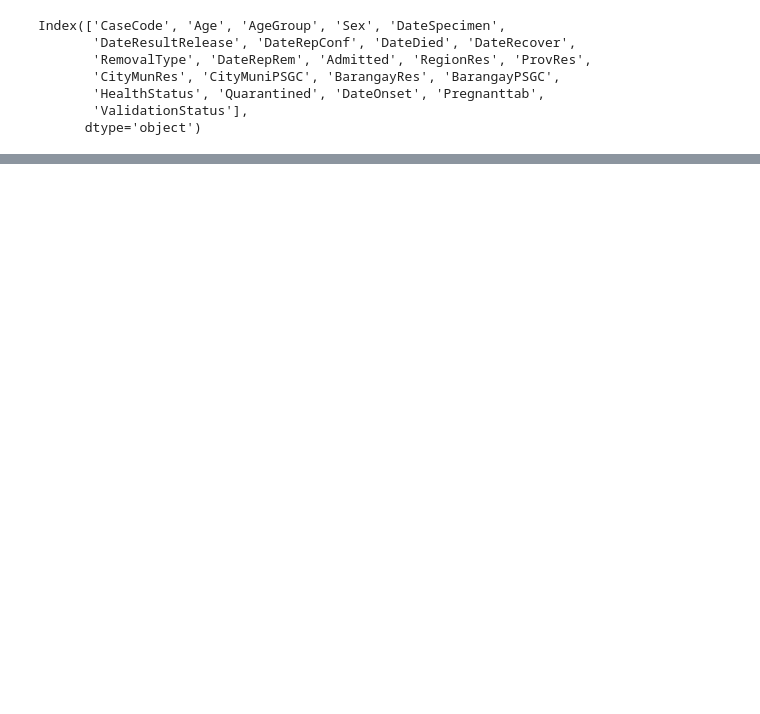
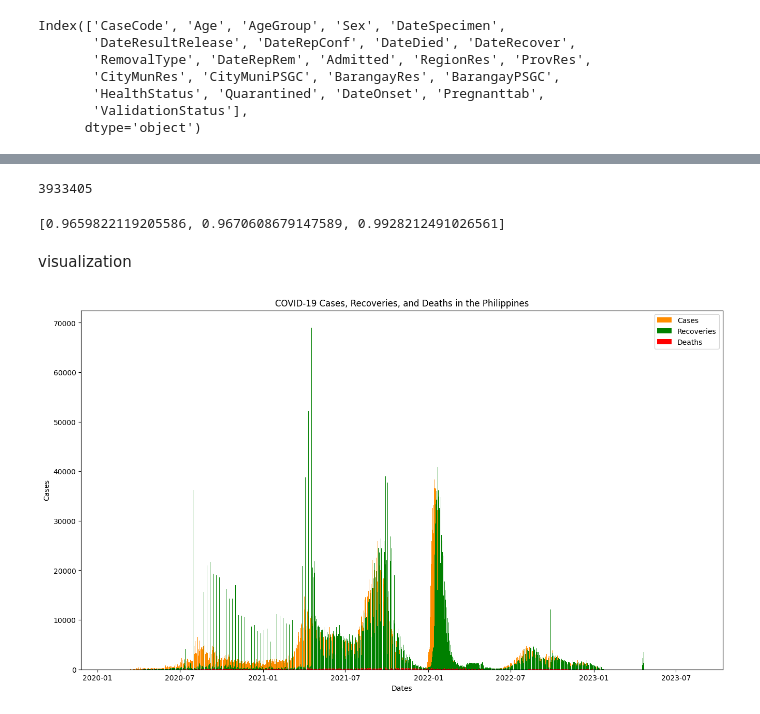
Before and after one commit to NeilR2s/COVID-Philippines, a Jupyter notebook: covid-ph/covid-ph-eda.ipynb, the cells around one changed output, grey strips where cells are left out. Drawn from its saved outputs; the diff is of its cells as text; code cells hidden in the pictures; blank space fills up the shorter version.

Commit message:
data cleaning and visualization

```diff
--- a/covid-ph/covid-ph-eda.ipynb
+++ b/covid-ph/covid-ph-eda.ipynb
@@ -79,0 +95,53 @@ dtype: int64
+# %%
+date_columns = ['DateSpecimen', 'DateResultRelease','DateRepConf', 'DateDied', 'DateRecover', 'DateRepRem', 'DateOnset']
+num_columns = ['Age']
+# %%
+for date in date_columns:
+    df[date] = pd.to_datetime(df[date], errors= 'coerce')
+
+for num in num_columns:
+    df[num] = pd.to_numeric(df[num], errors = 'coerce')
+# %%
+# uses the removal type and DateRepRem column to infer recoveries and deaths, more reliable and cleaner
+
+infer_deaths = df[df['RemovalType'] == 'DIED']
+infer_recoveries = df[df['RemovalType'] == 'RECOVERED']
+# %%
+# returns a series of dates, along with the number of instances of the date (e.g. number of cases for that day)
+
+cases = df.groupby('DateRepConf').size()
+deaths = infer_deaths.groupby('DateRepRem').size()
+recoveries = infer_recoveries.groupby('DateRepRem').size()
+# %% [output]
+3933405
+# %%
+# confirm to real life figures: 4140863 / 66864 / 4067381
+
+df_items = [cases, recoveries, deaths]
+real_figures = [4140863, 4067381,  66864]
+
+def confirm_values(df_items: list, real_figures: list) -> list:
+    results = []
+    for item, figure in zip(df_items, real_figures):
+        accuracy = (item.values.sum())/figure
+        results.append(accuracy)
+    return results
+
+confirm_values(df_items, real_figures)
+# %% [output]
+[0.9659822119205586, 0.9670608679147589, 0.9928212491026561]
+# %% [markdown]
+visualization
+# %%
+plt.figure(figsize=(16,9))
+plt.bar(cases.index, cases.values, label = 'Cases', color = 'darkorange', width = 0.9)
+plt.bar(recoveries.index, recoveries.values, label = 'Recoveries', color = 'green', width = 0.9)
+plt.bar(deaths.index, deaths.values, label = 'Deaths', color = 'red', width = 0.9)
+
+plt.title('COVID-19 Cases, Recoveries, and Deaths in the Philippines')
+plt.xlabel('Dates')
+plt.ylabel('Cases')
+plt.legend()
+plt.show()
+# %% [output]
+[figure, added]
```
Also changed, not shown: parts of 9 cells of this notebook, 1 other file.
